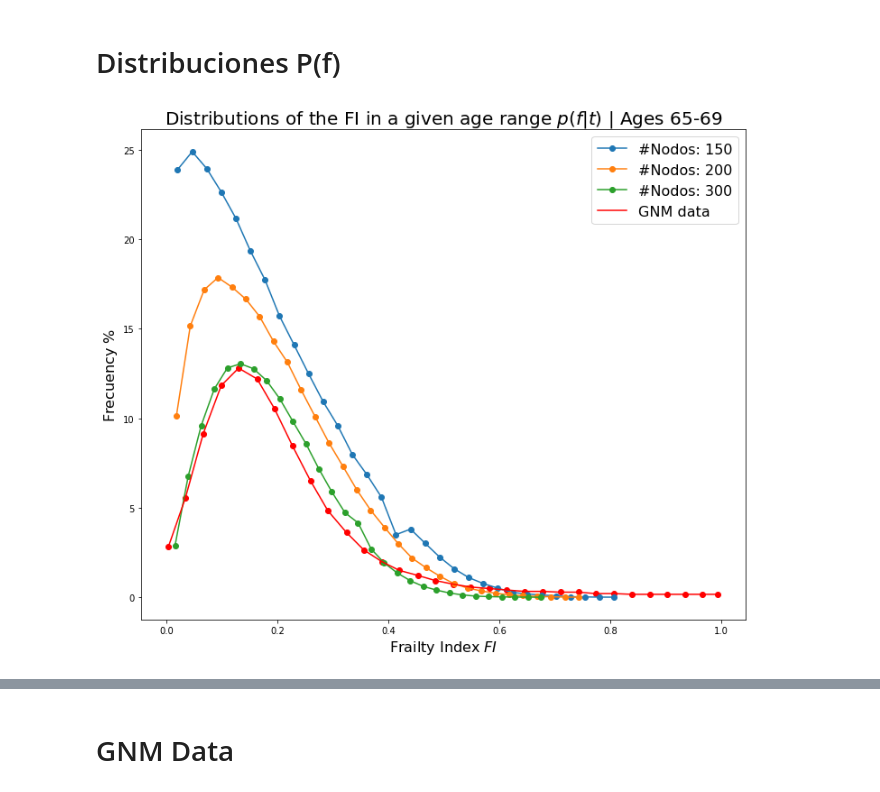
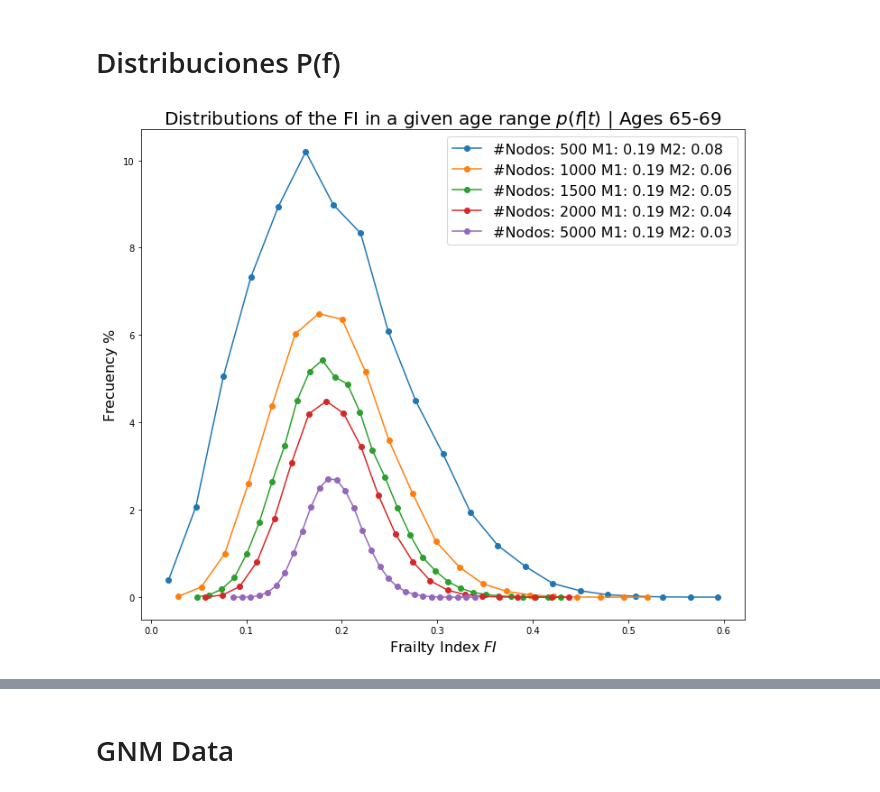
Before and after one commit to Rafther0112/Human_Aging_Research, a Jupyter notebook: semana_6/gillespie_statistics.ipynb, the cells around one changed output, grey strips where cells are left out. Saved outputs shown, nothing was run; the diff lists cells and outputs as text; code cells hidden in the pictures.

```diff
--- a/semana_6/gillespie_statistics.ipynb
+++ b/semana_6/gillespie_statistics.ipynb
@@ -57,7 +57,8 @@ def Estado_celula(X0,tiempos, N_total, disease_rate):
 # %% [markdown]
 # Experiments
 # %%
-N_total_steps = [7,15,30,45,60,75,90, 120, 150, 200, 300]
+#N_total_steps = [7,15,30,45,60,75,90, 120, 150, 200, 300]
+N_total_steps = [500,1000,1500,2000,5000]
 #disease_rate_steps = [0.0025, 0.005, 0.01, 0.02, 0.04]
 disease_rate_steps = [0.00045]
 simulaciones = np.empty((len(N_total_steps),len(disease_rate_steps)), dtype=object)
@@ -290,20 +291,20 @@ for i in range(0, len(N_total_steps)):
 # %%
 plt.figure(figsize=(12,10))
 plt.title(r"Distributions of the FI in a given age range $p(f|t)$ | Ages 65-69", fontsize = 20)
-for i in range(8, len(N_total_steps)):
+for i in range(0, len(N_total_steps)):
 
-    plt.plot(max_points_65_69[i], hist_65_69[i]*10, marker='o', label = f"#Nodos: {N_total_steps[i]}")
+    plt.plot(max_points_65_69[i], hist_65_69[i]*10, marker='o', label = f"#Nodos: {N_total_steps[i]} M1: {np.round(np.mean(datos_65_69[i]/N_total_steps[i]),2)} M2: {np.round(np.std(datos_65_69[i]/N_total_steps[i]),2)}")
 
-plt.scatter(frailty_index_GNM_data_65_69, frecuency_GNM_data_65_69, color = "red")
-plt.plot(frailty_index_GNM_data_65_69, frecuency_GNM_data_65_69, label = "GNM data", color = "red")
+#plt.scatter(frailty_index_GNM_data_65_69, frecuency_GNM_data_65_69, color = "red")
+#plt.plot(frailty_index_GNM_data_65_69, frecuency_GNM_data_65_69, label = "GNM data", color = "red")
 
 plt.xlabel(r'Frailty Index $FI$', fontsize = 16)
 plt.ylabel(r'Frecuency $\%$', fontsize = 16)
 plt.legend(fontsize = 16)
-plt.savefig("Comparacion_GNM_stochastic_65_69.jpg", dpi = 500)
+#plt.savefig("Comparacion_GNM_stochastic_65_69.jpg", dpi = 500)
 plt.show()
 # %% [output]
-[figure, old version]
+[figure, new version]
 # %%
 plt.figure(figsize=(12,10))
 plt.title(r"Distributions of the FI in a given age range $p(f|t)$ | Ages 80-85", fontsize = 20)
```
Also changed, not shown: parts of 5 cells of this notebook, 4 other files.
